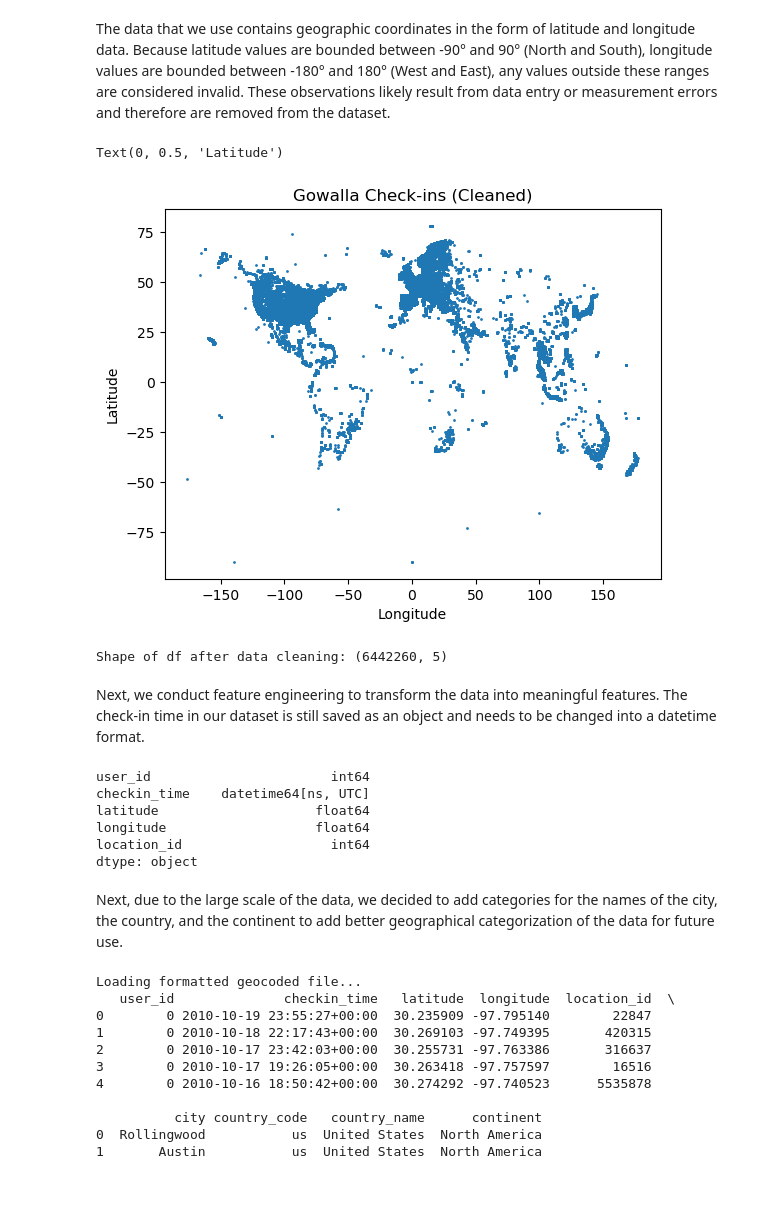
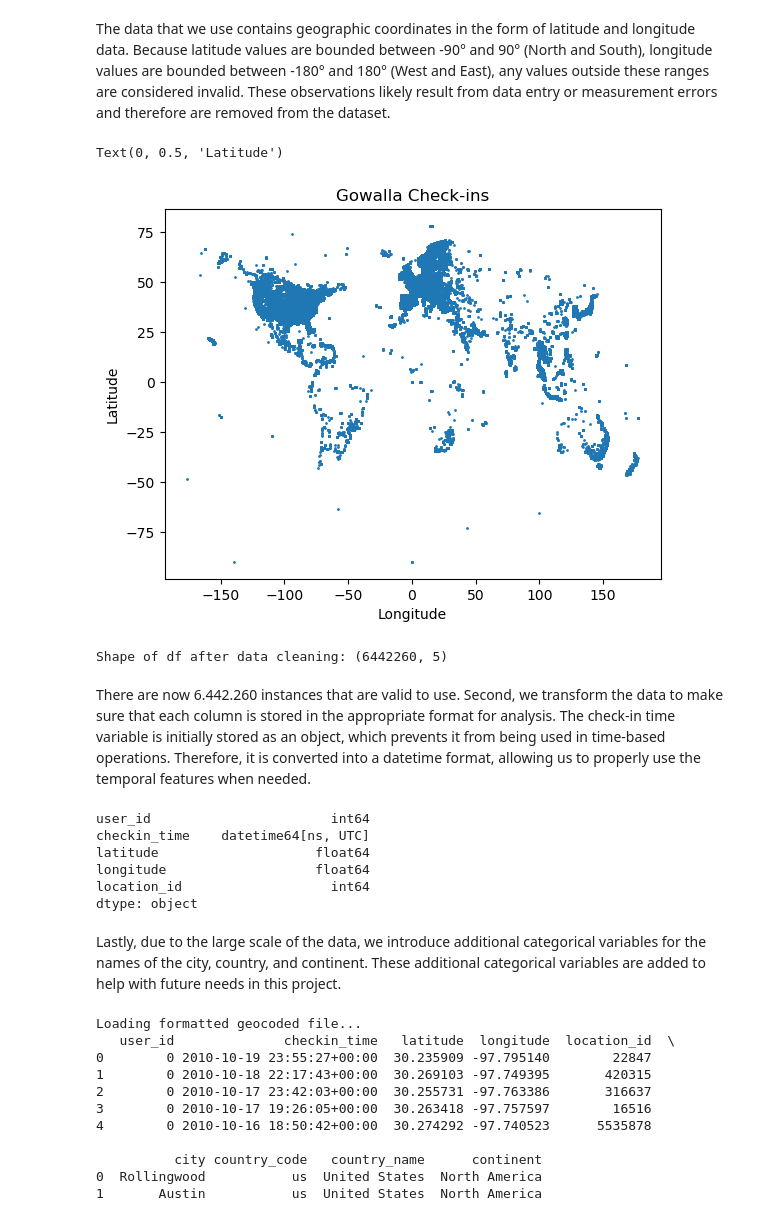
Before and after one commit to RusnacAM/Data-Mining, a Jupyter notebook: data_mining_project_report.ipynb, the cells around one changed output. Saved outputs shown, nothing was run; the diff lists cells and outputs as text; code cells hidden in the pictures; blank space fills up the shorter version.

```diff
--- a/data_mining_project_report.ipynb
+++ b/data_mining_project_report.ipynb
@@ -156,20 +149,20 @@ The data that we use contains geographic coordinates in the form of latitude and
 # %%
 #Removing invalid data points
 df = df.drop(df[df['latitude'] >= 90].index)
 df = df.drop(df[df['longitude'] >= 180].index)
 plt.scatter(df["longitude"], df["latitude"], s=1)
-plt.title("Gowalla Check-ins (Cleaned)")
+plt.title("Gowalla Check-ins")
 plt.xlabel("Longitude")
 plt.ylabel("Latitude")
 # %% [output]
 Text(0, 0.5, 'Latitude')
-[figure, old version]
+[figure, new version]
 # %%
 print("Shape of df after data cleaning:", df.shape)
 # %% [output]
 Shape of df after data cleaning: (6442260, 5)
-# %% [markdown]
-Next, we conduct feature engineering to transform the data into meaningful features. The check-in time in our dataset is still saved as an object and needs to be changed into a datetime format.
+# %% [markdown]
+There are now 6.442.260 instances that are valid to use. Second, we transform the data to make sure that each column is stored in the appropriate format for analysis. The check-in time variable is initially stored as an object, which prevents it from being used in time-based operations. Therefore, it is converted into a datetime format, allowing us to properly use the temporal features when needed.
 # %%
 df['checkin_time'] = pd.to_datetime(df['checkin_time'], errors='coerce')
 print(df.dtypes)
@@ -181,7 +174,7 @@ longitude                   float64
 location_id                   int64
 dtype: object
 # %% [markdown]
-Next, due to the large scale of the data, we decided to add categories for the names of the city, the country, and the continent to add better geographical categorization of the data for future use.
+Lastly, due to the large scale of the data, we introduce additional categorical variables for the names of the city, country, and continent. These additional categorical variables are added to help with future needs in this project.
 # %%
 coordinates = list(zip(df['latitude'], df['longitude']))
 result = rg.search(coordinates)
```
Also changed, not shown: parts of 93 cells of this notebook.
